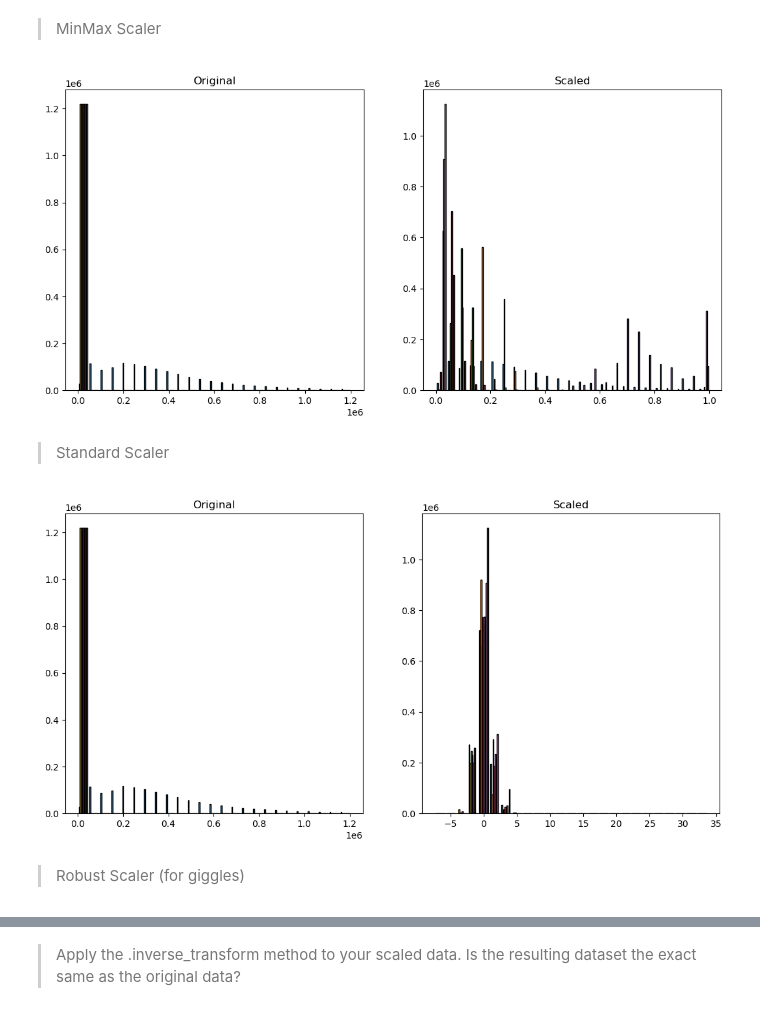
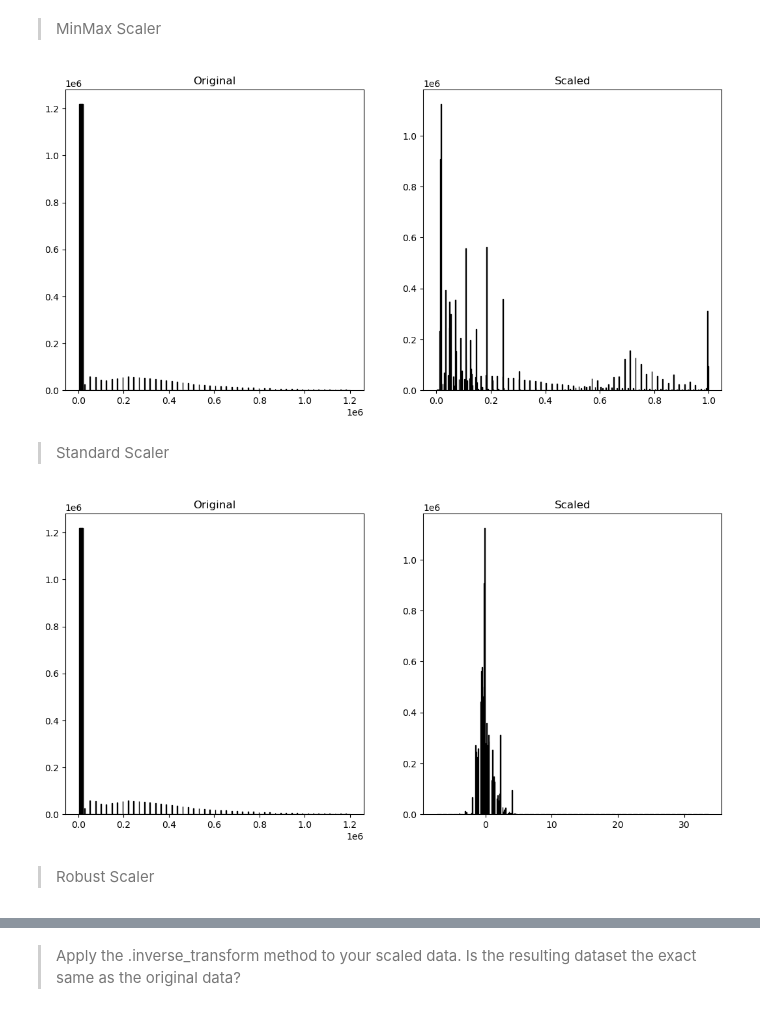
Before and after one commit to lewisalexia/regression-exercises, a Jupyter notebook: scaling.ipynb, the cells around one changed output, grey strips where cells are left out. Cells and saved outputs as stored; diff of their text form; code cells hidden in the pictures.

```diff
--- a/scaling.ipynb
+++ b/scaling.ipynb
@@ -94,22 +94,20 @@ ex.hist_zillow(train)
 # %%
 minmaxscaler = sklearn.preprocessing.MinMaxScaler()
 # Note that we only call .fit with the training data,
 # but we use .transform to apply the scaling to all the data splits.
-X_train_scaled_mm = minmaxscaler.fit_transform(X_train)
-X_validate_scaled_mm = minmaxscaler.transform(X_validate)
-X_test_scaled_mm = minmaxscaler.transform(X_test)
+X_train_scaled_mm = pd.DataFrame(minmaxscaler.fit_transform(X_train))
 
 # visualizing original and X_train scaled data
 plt.figure(figsize=(13, 6))
 plt.subplot(121)
-plt.hist(X_train, bins=25, ec='black')
+plt.hist(X_train, bins=50, ec='black')
 plt.title('Original')
 plt.subplot(122)
-plt.hist(X_train_scaled_mm, bins=25, ec='black')
+plt.hist(X_train_scaled_mm, bins=50, ec='black')
 plt.title('Scaled')
 plt.show()
 # %% [output]
-[figure, old version]
+[figure, new version]
 # %% [markdown]
 > Standard Scaler
 # %%
@@ -119,23 +117,21 @@ standardscaler = sklearn.preprocessing.StandardScaler()
 
 standardscaler.fit(X_train)
 
-X_train_scaled_st = standardscaler.transform(X_train)
-X_validate_scaled_st = standardscaler.transform(X_validate)
-X_test_scaled_st = standardscaler.transform(X_test)
+X_train_scaled_st = pd.DataFrame(standardscaler.transform(X_train))
 
 # visualize
 plt.figure(figsize=(13, 6))
 plt.subplot(121)
-plt.hist(X_train, bins=25, ec='black')
+plt.hist(X_train, bins=50, ec='black')
 plt.title('Original')
 plt.subplot(122)
-plt.hist(X_train_scaled_st, bins=25, ec='black')
+plt.hist(X_train_scaled_st, bins=50, ec='black')
 plt.title('Scaled')
 plt.show()
 # %% [output]
-[figure, old version]
+[figure, new version]
 # %% [markdown]
-> Robust Scaler (for giggles)
+> Robust Scaler
 # %%
 robustscaler = sklearn.preprocessing.RobustScaler()
 # Note that we only call .fit with the training data,
```
Also changed, not shown: parts of 8 cells of this notebook.
